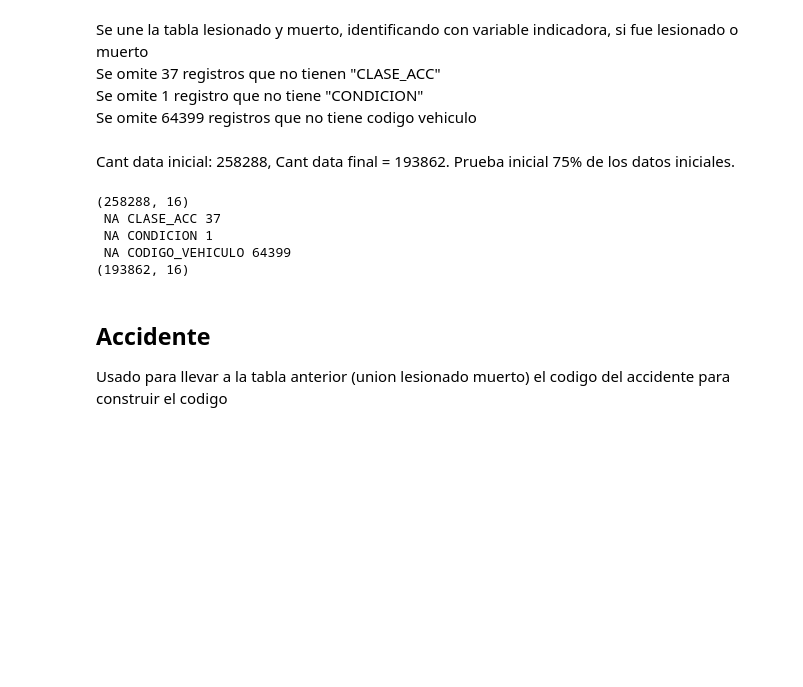
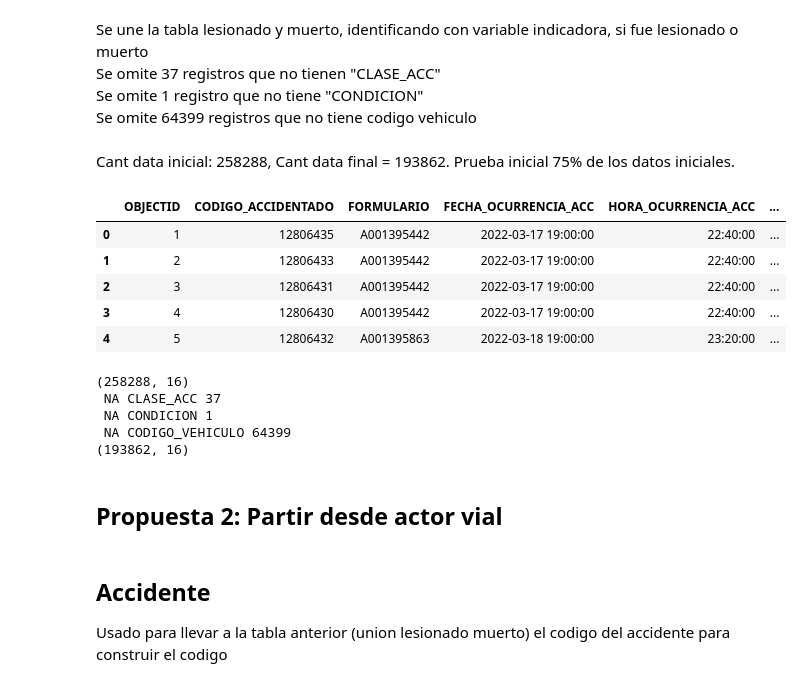
Before and after one commit to santiago-higuitau/ml_accident_bgta, a Jupyter notebook: notebooks/03_Analisis descriptivo.ipynb, the cells around one changed output. Cells and saved outputs as stored; diff of their text form; code cells hidden in the pictures; blank space fills up the shorter version.

```diff
--- a/notebooks/03_Analisis descriptivo.ipynb
+++ b/notebooks/03_Analisis descriptivo.ipynb
@@ -250,6 +250,15 @@ Se omite 37 registros que no tienen "CLASE_ACC" <br>
 Se omite 1 registro que no tiene "CONDICION" <br>
 Se omite 64399 registros que no tiene codigo vehiculo <br>
 Cant data inicial: 258288, Cant data final = 193862. Prueba inicial 75% de los datos iniciales. <br>
+# %%
+LESIONADO.head()
+# %% [output]
+|  | OBJECTID | CODIGO_ACCIDENTADO | FORMULARIO | FECHA_OCURRENCIA_ACC | HORA_OCURRENCIA_ACC | ... |
+| 0 | 1 | 12806435 | A001395442 | 2022-03-17 19:00:00 | 22:40:00 | ... |
+| 1 | 2 | 12806433 | A001395442 | 2022-03-17 19:00:00 | 22:40:00 | ... |
+| 2 | 3 | 12806431 | A001395442 | 2022-03-17 19:00:00 | 22:40:00 | ... |
+| 3 | 4 | 12806430 | A001395442 | 2022-03-17 19:00:00 | 22:40:00 | ... |
+| 4 | 5 | 12806432 | A001395863 | 2022-03-18 19:00:00 | 23:20:00 | ... |
 # %%
 LESIONADO = LESIONADO.drop(["OBJECTID"], axis=1)
 LESIONADO["ESTADO_ACCIDENTADO"] = "LESIONADO"
@@ -275,6 +284,8 @@ print(ESTADO_ACCIDENTADO.shape)
  NA CONDICION 1
  NA CODIGO_VEHICULO 64399
 (193862, 16)
+# %% [markdown]
+## Propuesta 2: Partir desde actor vial
 # %% [markdown]
 ## Accidente
 Usado para llevar a la tabla anterior (union lesionado muerto) el codigo del accidente para construir el codigo
```
Also changed, not shown: parts of 7 cells of this notebook.
